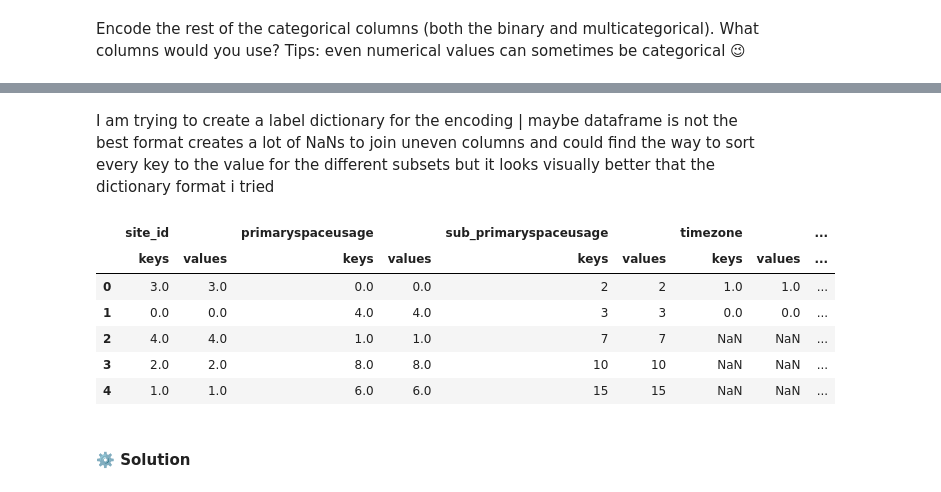
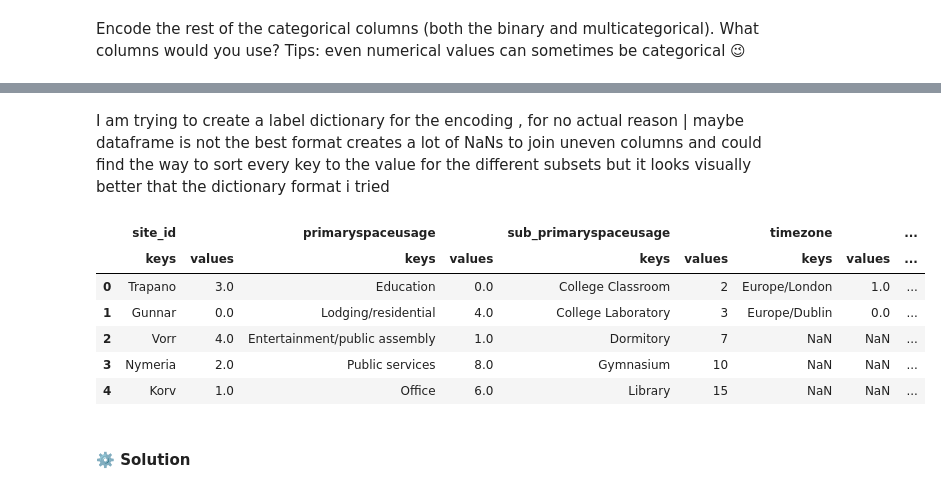
Before and after one commit to DmtrRm/IAAC2024_tutorials, a Jupyter notebook: notebooks/01_data_cleaning.ipynb, the cells around one changed output, grey strips where cells are left out. Saved outputs shown, nothing was run; the diff lists cells and outputs as text; code cells hidden in the pictures.

```diff
--- a/notebooks/01_data_cleaning.ipynb
+++ b/notebooks/01_data_cleaning.ipynb
@@ -20,8 +20,8 @@ import seaborn as sns
 ### First look at data
 # %%
 # reading the data
-train = pd.read_csv("/content/kaggle_data/train.csv", index_col=0)
-metadata = pd.read_csv("/content/kaggle_data/metadata.csv", index_col=0)
+train = pd.read_csv("/content/train.csv", index_col=0)
+metadata = pd.read_csv("/content/metadata.csv", index_col=0)
 print("metadata: ", "rows =", str(metadata.shape[0]),"columns =", str(metadata.shape[1]))
 print("train: ", "rows =", str(train.shape[0]),"columns =", str(train.shape[1]))
 # %% [output]
@@ -380,0 +335,3 @@ metadata.head()
+# %%
+metadata_old = metadata.copy()
+metadata_old.head()
@@ -380,0 +346,30 @@ metadata.head()
+# %%
+from sklearn.preprocessing import LabelEncoder
+
+def encode_binary_categorical(data_set):
+  binary_Lbls=[]
+  categor_Lbls=[]
+
+
+# i am considering as binary every column that has less/equal to 3 unique (yes,no,NaN) and one of them is Yes
+# i am considering as categorical every column that has info in stirng and its not binary
+# i read smwhere that objects in dataframes are strgs
+
+  for c in data_set.columns:
+
+    if len(data_set[c].unique())<=3 and any(x=="Yes" for x in data_set[c].unique()):
+      le=LabelEncoder()
+      res =le.fit_transform(data_set[c])
+      data_set[c]=1-res
+      binary_Lbls.append(c)
+
+    elif data_set[c].dtype=="object":
+      le=LabelEncoder()
+      res =le.fit_transform(data_set[c])
+      data_set[c]=res
+      categor_Lbls.append(c)
+
+  return categor_Lbls
+# %%
+cLbls_metadata=encode_binary_categorical(metadata)
+print(cLbls_metadata)
@@ -381,25 +388,26 @@ metadata.head()
 # %% [markdown]
-I am trying to create a label dictionary for the encoding | maybe dataframe is not the best format creates a lot of NaNs to join uneven columns and could find the way to sort every key to the value for the different subsets but it looks visually better that the dictionary format i tried
+I am trying to create a label dictionary for the encoding , for no actual reason | maybe dataframe is not the best format creates a lot of NaNs to join uneven columns and could find the way to sort every key to the value for the different subsets but it looks visually better that the dictionary format i tried
 # %%
 dict_array_un=pd.DataFrame()
 dict_array_un_sorted=pd.DataFrame()
 
-for x in categor_Lbls:
-  keys = metadata[x].unique()
+
+for x in cLbls_metadata:
+  keys = metadata_old[x].unique()
   values= metadata[x].unique()
   dict_array=pd.DataFrame({(str(x),"keys"):keys,(str(x),"values"):values})
 
   dict_array_un=pd.concat([dict_array_un,dict_array], axis=1,ignore_index=False)
 
 dict_array_un.head()
 # %% [output]
 |  | site_id |  | primaryspaceusage |  | sub_primaryspaceusage |  | timezone |  | ... |
 |  | keys | values | keys | values | keys | values | keys | values | ... |
-| 0 | 3.0 | 3.0 | 0.0 | 0.0 | 2 | 2 | 1.0 | 1.0 | ... |
-| 1 | 0.0 | 0.0 | 4.0 | 4.0 | 3 | 3 | 0.0 | 0.0 | ... |
-| 2 | 4.0 | 4.0 | 1.0 | 1.0 | 7 | 7 | NaN | NaN | ... |
-| 3 | 2.0 | 2.0 | 8.0 | 8.0 | 10 | 10 | NaN | NaN | ... |
-| 4 | 1.0 | 1.0 | 6.0 | 6.0 | 15 | 15 | NaN | NaN | ... |
+| 0 | Trapano | 3.0 | Education | 0.0 | College Classroom | 2 | Europe/London | 1.0 | ... |
+| 1 | Gunnar | 0.0 | Lodging/residential | 4.0 | College Laboratory | 3 | Europe/Dublin | 0.0 | ... |
+| 2 | Vorr | 4.0 | Entertainment/public assembly | 1.0 | Dormitory | 7 | NaN | NaN | ... |
+| 3 | Nymeria | 2.0 | Public services | 8.0 | Gymnasium | 10 | NaN | NaN | ... |
+| 4 | Korv | 1.0 | Office | 6.0 | Library | 15 | NaN | NaN | ... |
 # %% [markdown]
 #### ⚙️ Solution
 # %%
```
Also changed, not shown: parts of 14 cells of this notebook.
